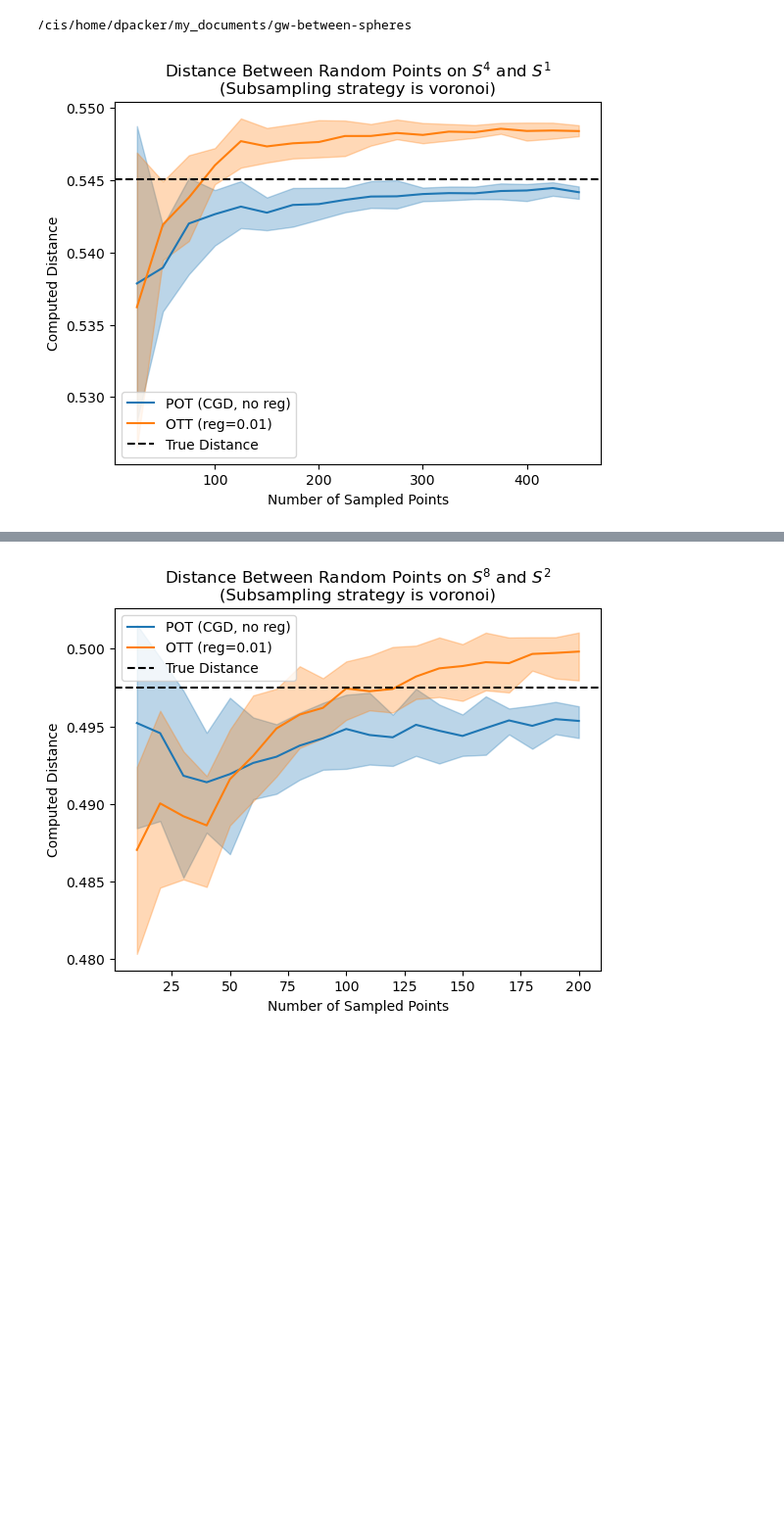
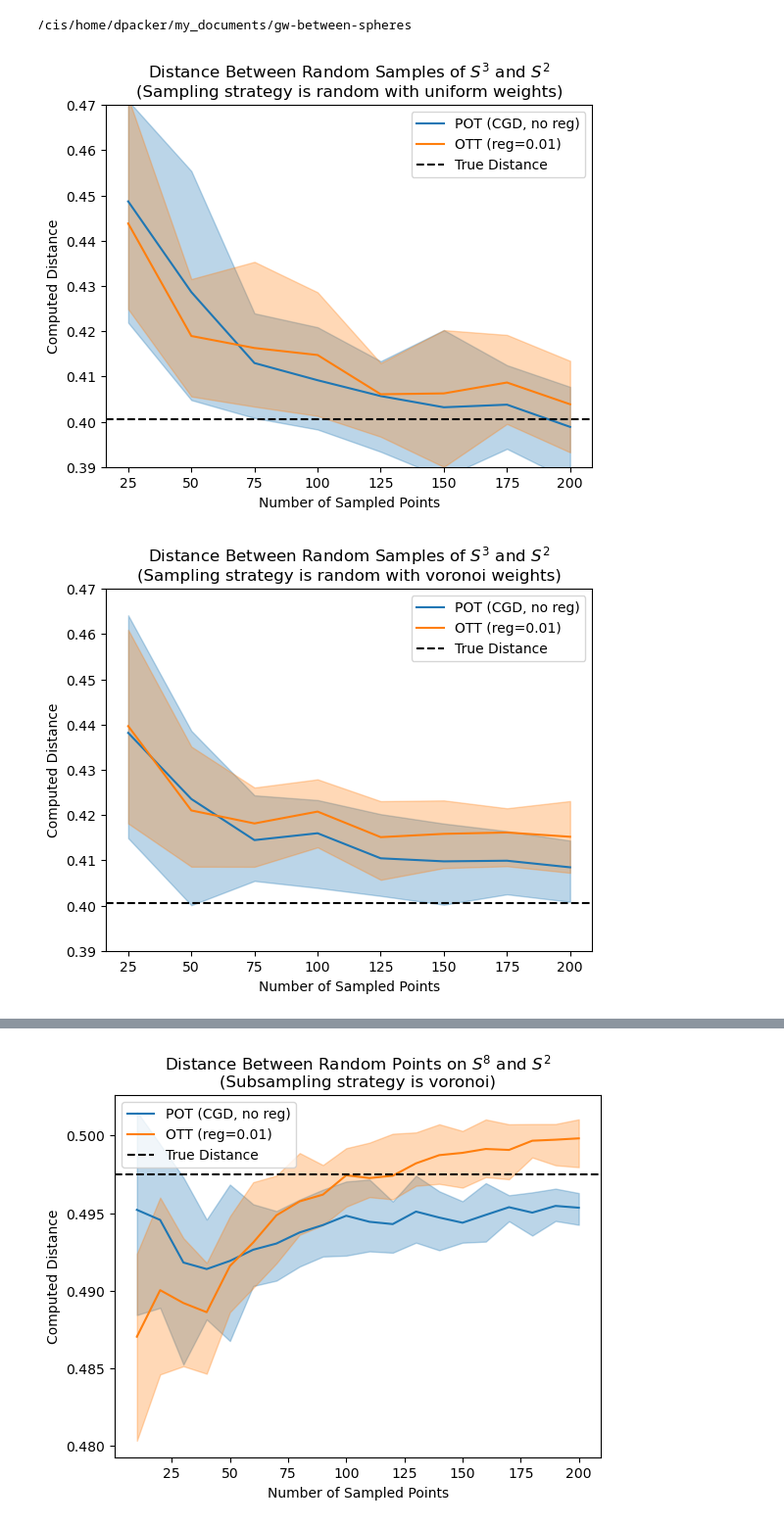
Before and after one commit to Daniel-Packer/gw-between-spheres, a Jupyter notebook: notebooks/benchmark_plotting.ipynb, the cells around one changed output, grey strips where cells are left out. Shown at 98% size. Drawn from its saved outputs; the diff is of its cells as text; code cells hidden in the pictures; blank space fills up the shorter version.

Commit message:
trial runs and plots

```diff
--- a/notebooks/benchmark_plotting.ipynb
+++ b/notebooks/benchmark_plotting.ipynb
@@ -17,10 +17,16 @@ data_path = root_path / "data"
 plot_path = root_path / "plots"
 # %%
 n_trials = 20
-m = 4
-n = 1
-subsample_strategy = "voronoi"
-trial_path = data_path / f"{subsample_strategy}_trials" / f"{subsample_strategy}_trials_n{n_trials}_d{m}_d{n}.json"
-benchmark_plotting.plot_trial_outcomes(trial_path)
+m = 3
+n = 2
+
+ylim = (0.39, 0.47)
+sample_strategy = "random"
+weighting_strategy = "uniform"
+for sample_strategy in ["random", "fps"]:
+    for weighting_strategy in ["uniform", "voronoi"]:
+        trial_path = data_path / f"{sample_strategy}-{weighting_strategy}_trials" / f"{sample_strategy}-{weighting_strategy}_trials_n{n_trials}_d{m}_d{n}.json"
+        benchmark_plotting.plot_trial_outcomes(trial_path, plot_path, ylim=ylim)
 # %% [output]
-[figure, old version]
+[figure, new version]
+[figure, added]
```
Also changed, not shown: parts of 2 cells of this notebook, 57 other files.
